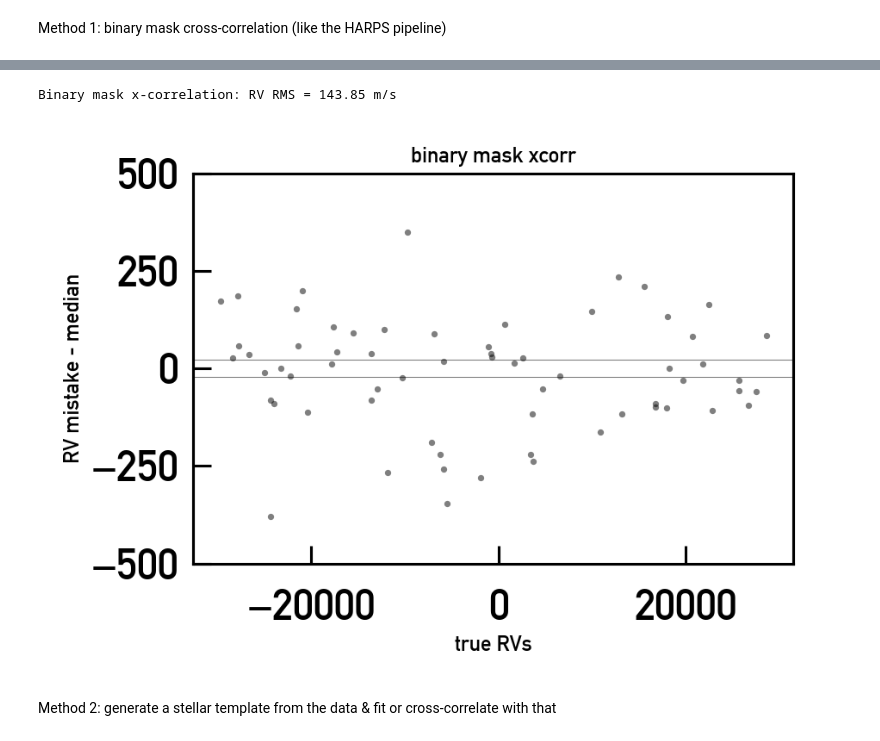
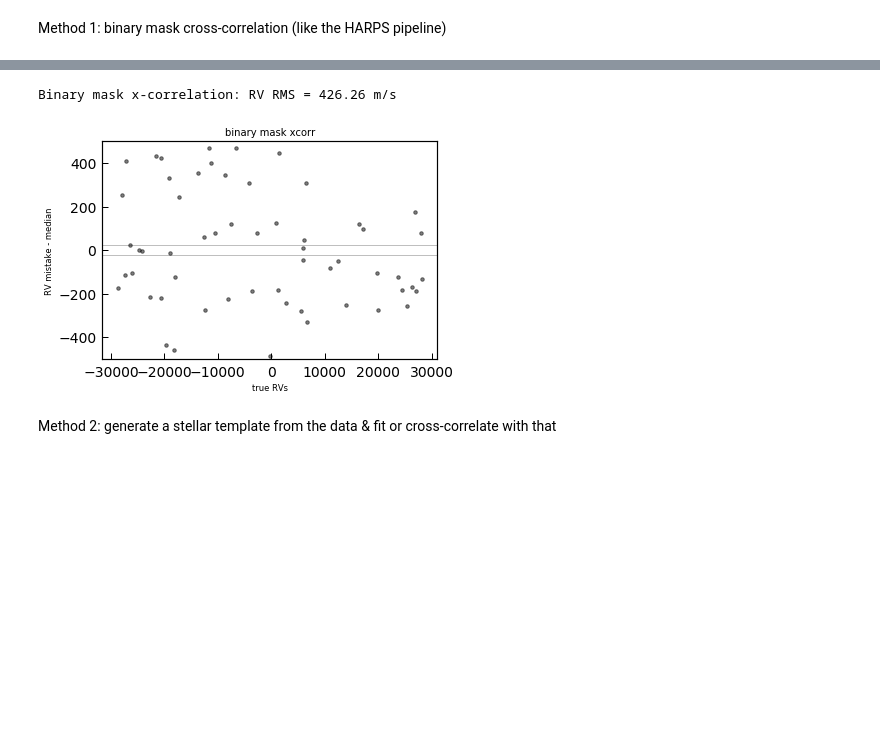
Before and after one commit to davidwhogg/EPRV, a Jupyter notebook: notebook/demo.ipynb, the cells around one changed output, grey strips where cells are left out. Saved outputs shown, nothing was run; the diff lists cells and outputs as text; code cells hidden in the pictures; blank space fills up the shorter version.

Commit message:
fixed Gaussian fitting

```diff
--- a/notebook/demo.ipynb
+++ b/notebook/demo.ipynb
@@ -10,19 +10,20 @@ from fakedata import *
 # Starting with the simplest possible test case: fake data with no tellurics, instrumental issues, or non-Doppler-shift time variations in the spectrum
 # %%
 np.random.seed(42)
-fwhms = [0.1077, 0.1113, 0.1044, 0.1083, 0.1364, 0.1, 0.1281,
-                    0.1212, 0.1292, 0.1526, 0.1575, 0.1879] # FWHM of Gaussian fit to line (A)
-sigs = np.asarray(fwhms) / 2. / np.sqrt(2. * np.log(2.)) # Gaussian sigma (A)
-ms = [4997.967, 4998.228, 4998.543, 4999.116, 4999.508, 5000.206, 5000.348,
-                5000.734, 5000.991, 5001.229, 5001.483, 5001.87] # line center (A)
-ds = [-0.113524, -0.533461, -0.030569, -0.351709, -0.792123, -0.234712, -0.610711,
-                -0.123613, -0.421898, -0.072386, -0.147218, -0.757536] # depth of line center (normalized flux)
-ws = np.ones_like(ds) # dimensionless weights
+fwhms = np.asarray([0.1077, 0.1113, 0.1044, 0.1083, 0.1364, 0.1, 0.1281,
+                    0.1212, 0.1292, 0.1526, 0.1575, 0.1879]) # FWHM of Gaussian fit to line (A)
+sigs = fwhms / 2. / np.sqrt(2. * np.log(2.)) # Gaussian sigma (A)
+ms = np.asarray([4997.967, 4998.228, 4998.543, 4999.116, 4999.508, 5000.206, 5000.348,
+                5000.734, 5000.991, 5001.229, 5001.483, 5001.87]) # line center (A)
+cs = np.asarray([-0.113524, -0.533461, -0.030569, -0.351709, -0.792123, -0.234712, -0.610711,
+                -0.123613, -0.421898, -0.072386, -0.147218, -0.757536]) # contrast (normalized flux)
+ds = np.log(1. + cs) * sigs * sqrttwopi # trust us
 dx = 0.01 # A
 xs = np.arange(4998. + 0.5 * dx, 5002., dx) # A
+snr = 100.
 # %%
 N = 64
-data, ivars, true_rvs = make_data(N, xs, ds, ms, sigs)
+data, ivars, true_rvs = make_data(N, xs, ds, ms, sigs, snr)
 for n in range(8):
     plt.plot(xs, data[n, :] + n, color="k")
 plt.xlabel('Wavelength (A)')
@@ -54,3 +55,15 @@ CRLB: 10.87 m/s
 # Can we recover this RV precision?
 # %% [markdown]
 Method 1: binary mask cross-correlation (like the HARPS pipeline)
+# %%
+mask_data = load_mask(min(xs), max(xs))
+(mask_ws, mask_ms, mask_hws) = mask_data
+plt.plot(xs, data[0,:], c='k')
+for mm,mhw,mw in zip(mask_ms, mask_hws, mask_ws):
+    mxs = np.linspace(mm-mhw, mm+mhw, num=10)
+    mxs /= doppler(true_rvs[0])
+    plt.fill_between(mxs, np.ones(10), np.ones(10) - np.sqrt(mw), color='green', alpha=0.5)
+plt.ylim([0.05,1.05])
+plt.xlim([4997.8, 5002.2])
+plt.xlabel(r'Wavelength ($\AA$)', fontsize=14);
+plt.savefig('demo_harpsmask.png')
@@ -57,4 +72,3 @@ Method 1: binary mask cross-correlation (like the HARPS pipeline)
 # %%
 guess_rvs = true_rvs + np.random.normal(0., 100., size=N) # add in some random dispersion
-rvs_0 = binary_xcorr(guess_rvs, xs, data, ivars, dx, ms,
-                harps_mask=True, mask_file='G2.mas')
+rvs_0 = solve_for_rvs('binary_mask', guess_rvs, xs, data, ivars, dx, mask_data=mask_data)
@@ -75,10 +75,10 @@ quadratic_max: warning: grid edge
 # %%
-plot_resids(rvs_0, true_rvs, crlb=crlb, title='binary mask xcorr')
+plot_resids(rvs_0, true_rvs, crlb=crlb, title='binary mask xcorr', plotname='demo_binaryresids.png')
 rms = np.sqrt(np.nanvar(rvs_0 - true_rvs, ddof=1)) # m/s
-print "Binary mask x-correlation: RV RMS = {0:.2f} m/s".format(rms)
+print("Binary mask x-correlation: RV RMS = {0:.2f} m/s".format(rms))
 # %% [output]
-Binary mask x-correlation: RV RMS = 143.85 m/s
+Binary mask x-correlation: RV RMS = 426.26 m/s
-[figure, old version]
+[figure, new version]
 # %% [markdown]
 Method 2: generate a stellar template from the data & fit or cross-correlate with that
 # %%
```
Also changed, not shown: parts of 12 cells of this notebook, 2 other files.
